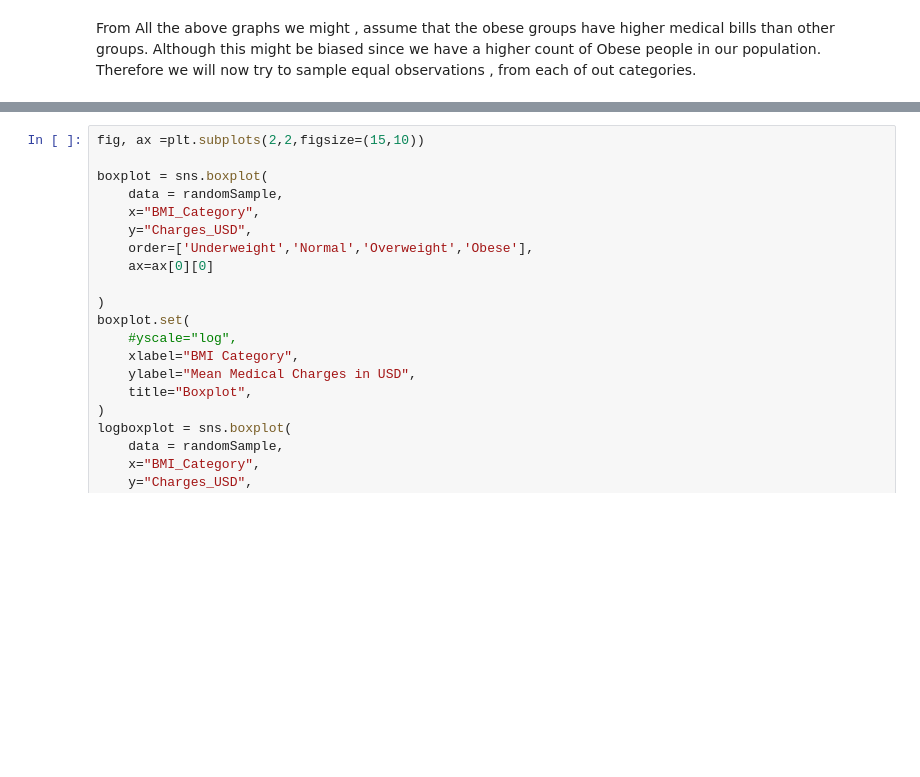
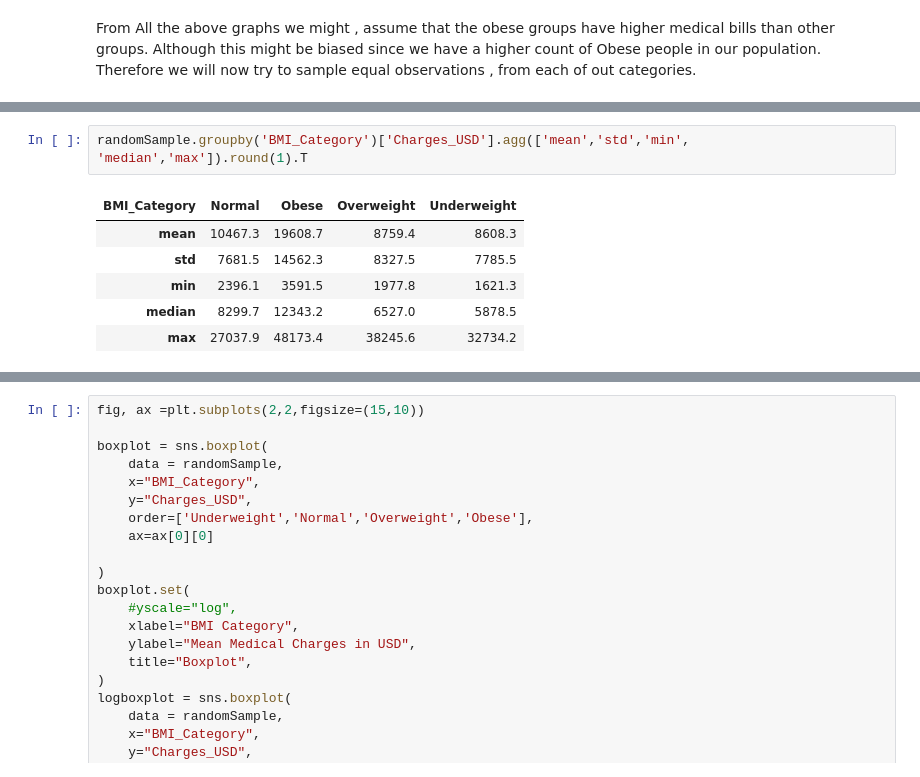
Before and after one commit to data301-2021-summer2/group29-project, a Jupyter notebook: analysis/Prabhmeet Deol/DataAnalysis.ipynb, the cells around one changed output, grey strips where cells are left out. Cells and saved outputs as stored; diff of their text form; blank space fills up the shorter version.

```diff
--- a/analysis/Prabhmeet Deol/DataAnalysis.ipynb
+++ b/analysis/Prabhmeet Deol/DataAnalysis.ipynb
@@ -195,0 +189,9 @@ randomSample
+# %%
+randomSample.groupby('BMI_Category')['Charges_USD'].agg(['mean','std','min', 'median','max']).round(1).T
+# %% [output]
+| BMI_Category | Normal | Obese | Overweight | Underweight |
+| mean | 10467.3 | 19608.7 | 8759.4 | 8608.3 |
+| std | 7681.5 | 14562.3 | 8327.5 | 7785.5 |
+| min | 2396.1 | 3591.5 | 1977.8 | 1621.3 |
+| median | 8299.7 | 12343.2 | 6527.0 | 5878.5 |
+| max | 27037.9 | 48173.4 | 38245.6 | 32734.2 |
```
Also changed, not shown: parts of 3 cells of this notebook.
